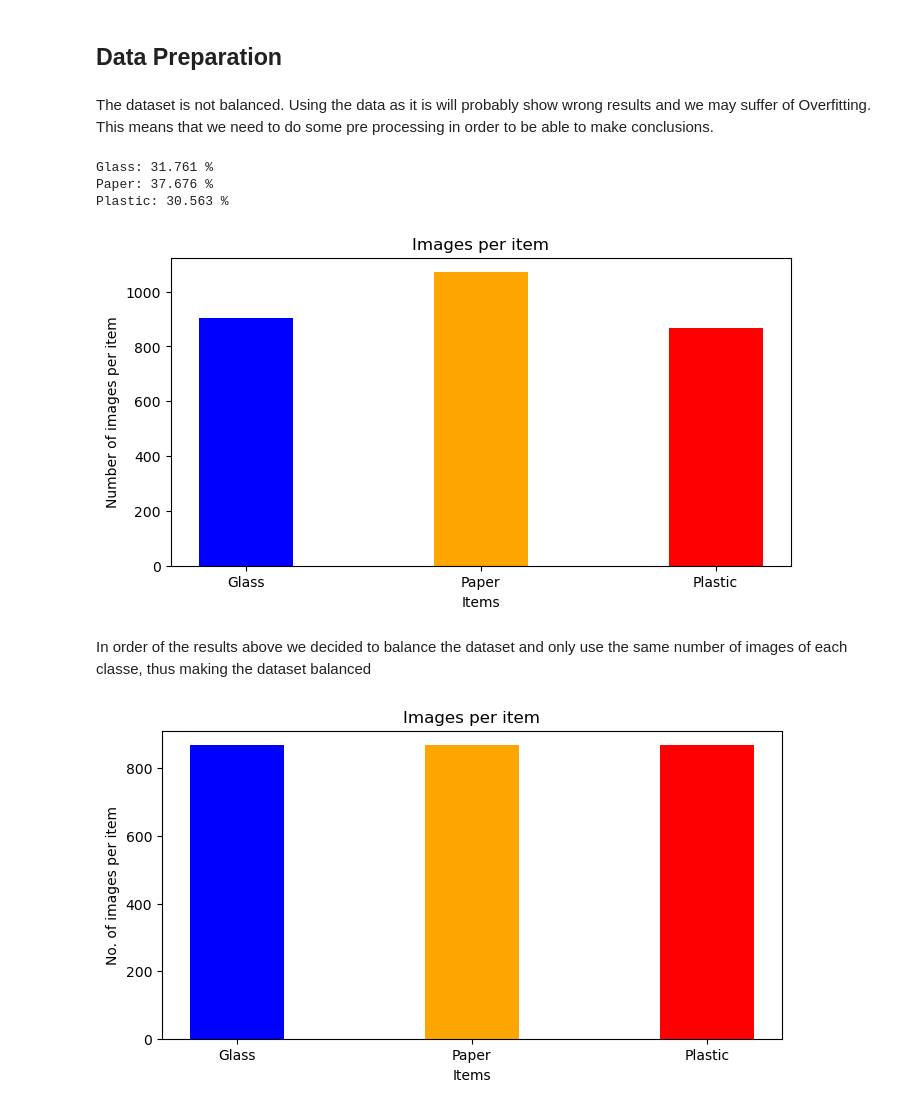
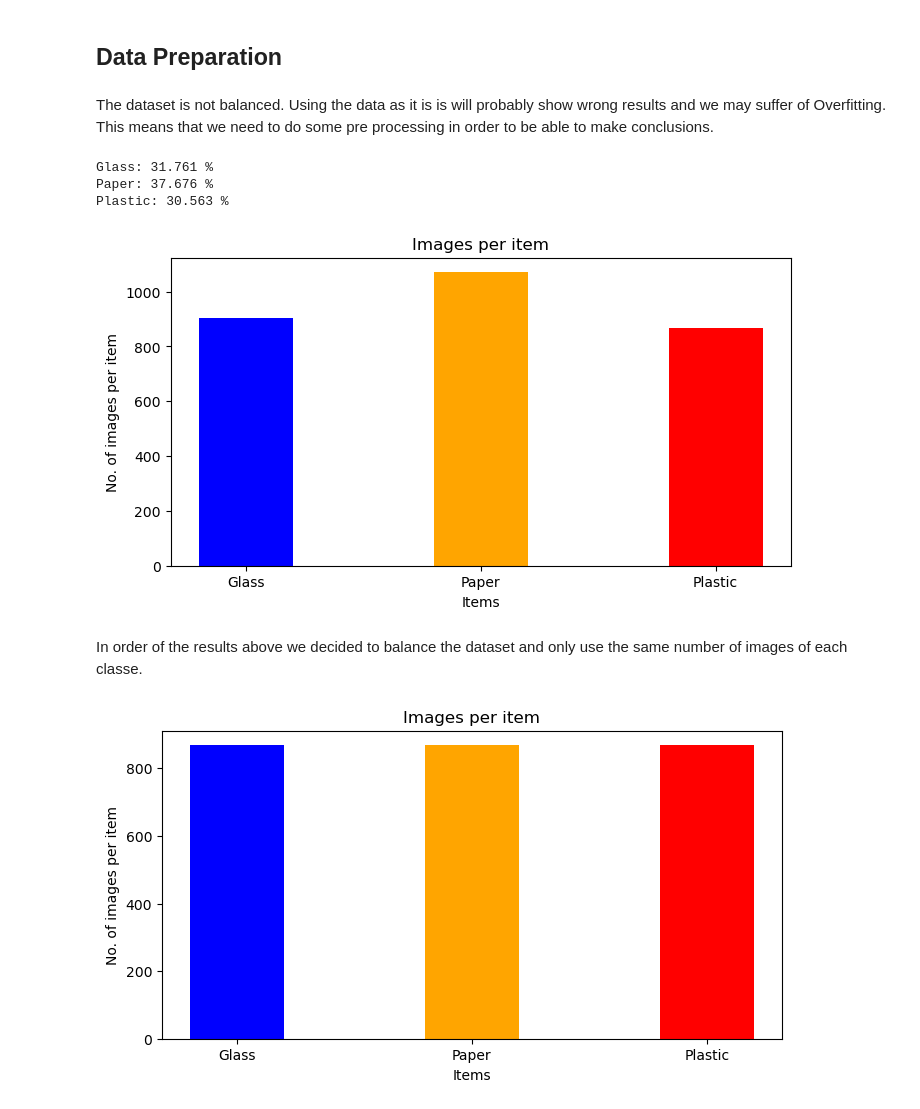
Before and after one commit to pedromonteiro01/deep_learning_garbage_classification, a Jupyter notebook: code/main.ipynb, the cells around one changed output. Saved outputs shown, nothing was run; the diff lists cells and outputs as text; code cells hidden in the pictures.

```diff
--- a/code/main.ipynb
+++ b/code/main.ipynb
@@ -63,35 +70,35 @@ dict[2] = 'paper'
 # %% [markdown]
 ## Data Preparation
 # %% [markdown]
-The dataset is not balanced. Using the data as it is will probably show wrong results and we may suffer of Overfitting. This means that we need to do some pre processing in order to be able to make conclusions.
+The dataset is not balanced. Using the data as it is is will probably show wrong results and we may suffer of Overfitting. This means that we need to do some pre processing in order to be able to make conclusions.
 # %%
 glass_items=902
 paper_items=1070
 plastic_items=868
 
 print('Glass:', round(glass_items/(glass_items+paper_items+plastic_items) * 100,3), '% ')
 print('Paper:', round(paper_items/(glass_items+paper_items+plastic_items) * 100,3),'% ')
 print('Plastic:', round(plastic_items/(glass_items+paper_items+plastic_items) * 100,3),'% ')
 
 data = {'Glass': glass_items, 'Paper': paper_items, 'Plastic': plastic_items}
 items = list(data.keys())
 values = list(data.values())
 
 fig = plt.figure(figsize = (8, 4))
 
 plt.bar(items[0], values[0], color ='blue',width = 0.4)
 plt.bar(items[1], values[1], color ='orange',width = 0.4)
 plt.bar(items[2], values[2], color ='red',width = 0.4)
 
 plt.xlabel("Items")
-plt.ylabel("Number of images per item")
+plt.ylabel("No. of images per item")
 plt.title("Images per item")
 plt.show()
 # %% [output]
 Glass: 31.761 %
 Paper: 37.676 %
 Plastic: 30.563 %
-[figure, old version]
+[figure, new version]
 # %% [markdown]
-In order of the results above we decided to balance the dataset and only use the same number of images of each classe, thus making the dataset balanced
+In order of the results above we decided to balance the dataset and only use the same number of images of each classe.
 # %%
```
Also changed, not shown: parts of 30 cells of this notebook, 1 other file.
